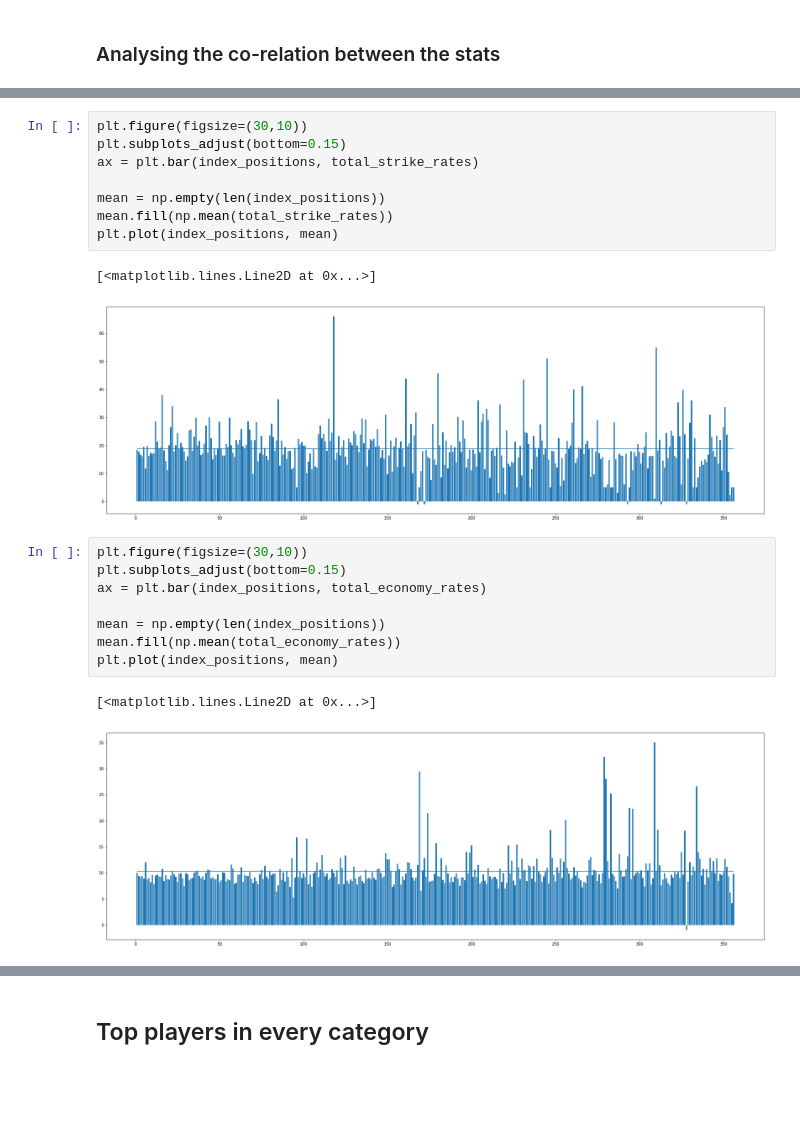
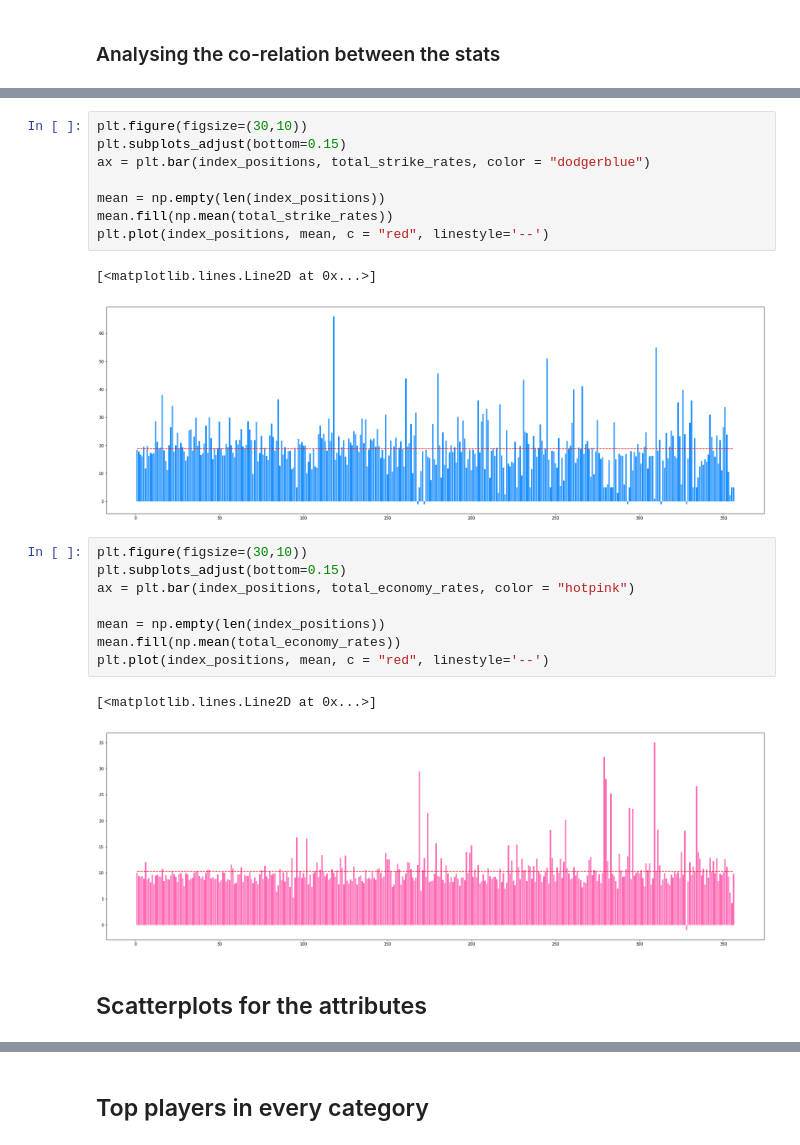
Before and after one commit to AnshulHedau/IPL_Insights, a Jupyter notebook: IPL - Bowler Analysis.ipynb, the cells around one changed output, grey strips where cells are left out. Drawn from its saved outputs; the diff is of its cells as text; blank space fills up the shorter version.

```diff
--- a/IPL - Bowler Analysis.ipynb
+++ b/IPL - Bowler Analysis.ipynb
@@ -234,24 +238,26 @@ plt.plot(index_positions, mean)
 # %%
 plt.figure(figsize=(30,10))
 plt.subplots_adjust(bottom=0.15)
-ax = plt.bar(index_positions, total_strike_rates)
+ax = plt.bar(index_positions, total_strike_rates, color = "dodgerblue")
 
 mean = np.empty(len(index_positions))
 mean.fill(np.mean(total_strike_rates))
-plt.plot(index_positions, mean)
+plt.plot(index_positions, mean, c = "red", linestyle='--')
 # %% [output]
 [<matplotlib.lines.Line2D at 0x...>]
-[figure, old version]
+[figure, new version]
 # %%
 plt.figure(figsize=(30,10))
 plt.subplots_adjust(bottom=0.15)
-ax = plt.bar(index_positions, total_economy_rates)
+ax = plt.bar(index_positions, total_economy_rates, color = "hotpink")
 
 mean = np.empty(len(index_positions))
 mean.fill(np.mean(total_economy_rates))
-plt.plot(index_positions, mean)
+plt.plot(index_positions, mean, c = "red", linestyle='--')
 # %% [output]
 [<matplotlib.lines.Line2D at 0x...>]
-[figure, old version]
+[figure, new version]
+# %% [markdown]
+## Scatterplots for the attributes
 # %%
 plt.figure(figsize=(20,10))
```
Also changed, not shown: parts of 30 cells of this notebook.
